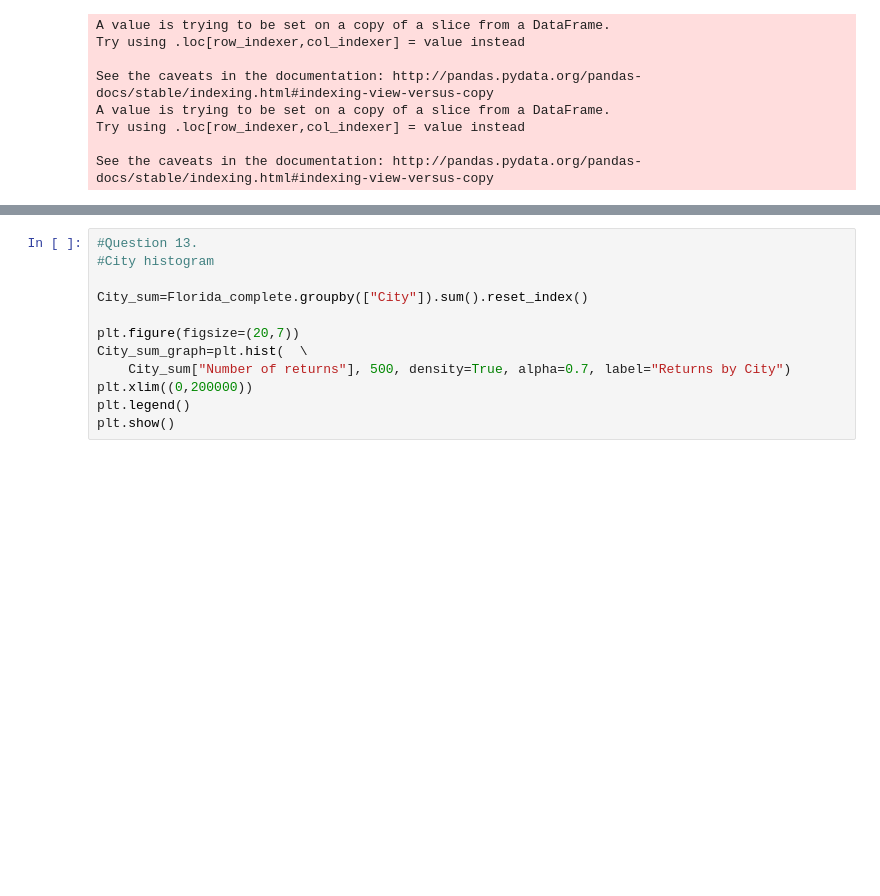
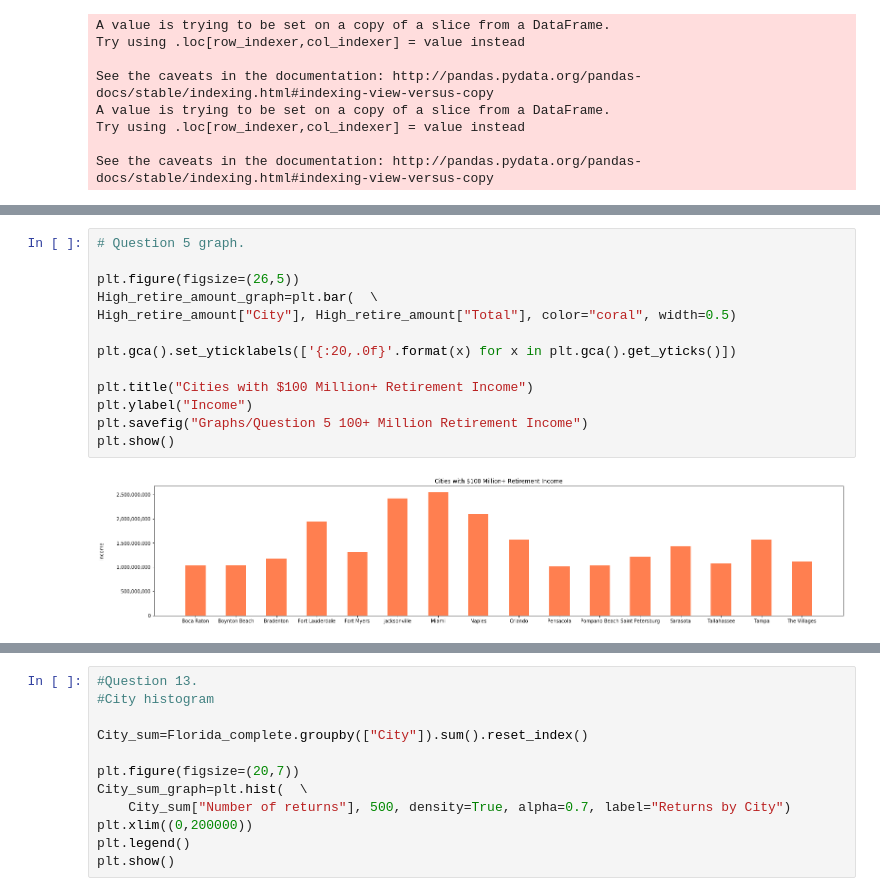
Before and after one commit to Sbrown146/Project1, a Jupyter notebook: Project Data Final Code Template.ipynb, the cells around one changed output, grey strips where cells are left out. Saved outputs shown, nothing was run; the diff lists cells and outputs as text; blank space fills up the shorter version.

```diff
--- a/Project Data Final Code Template.ipynb
+++ b/Project Data Final Code Template.ipynb
@@ -1103,0 +617,15 @@ plt.show()
+# %%
+# Question 5 graph.
+
+plt.figure(figsize=(26,5))
+High_retire_amount_graph=plt.bar(  \
+High_retire_amount["City"], High_retire_amount["Total"], color="coral", width=0.5)
+
+plt.gca().set_yticklabels(['{:20,.0f}'.format(x) for x in plt.gca().get_yticks()])
+
+plt.title("Cities with $100 Million+ Retirement Income")
+plt.ylabel("Income")
+plt.savefig("Graphs/Question 5 100+ Million Retirement Income")
+plt.show()
+# %% [output]
+[figure, added]
```
Also changed, not shown: parts of 62 cells of this notebook, 22 other files.
